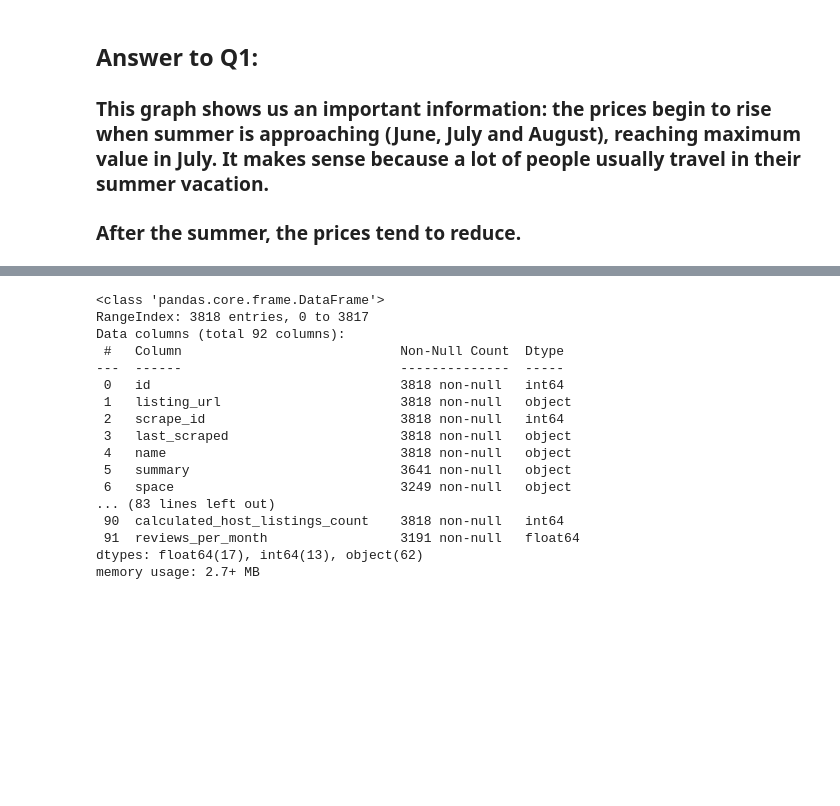
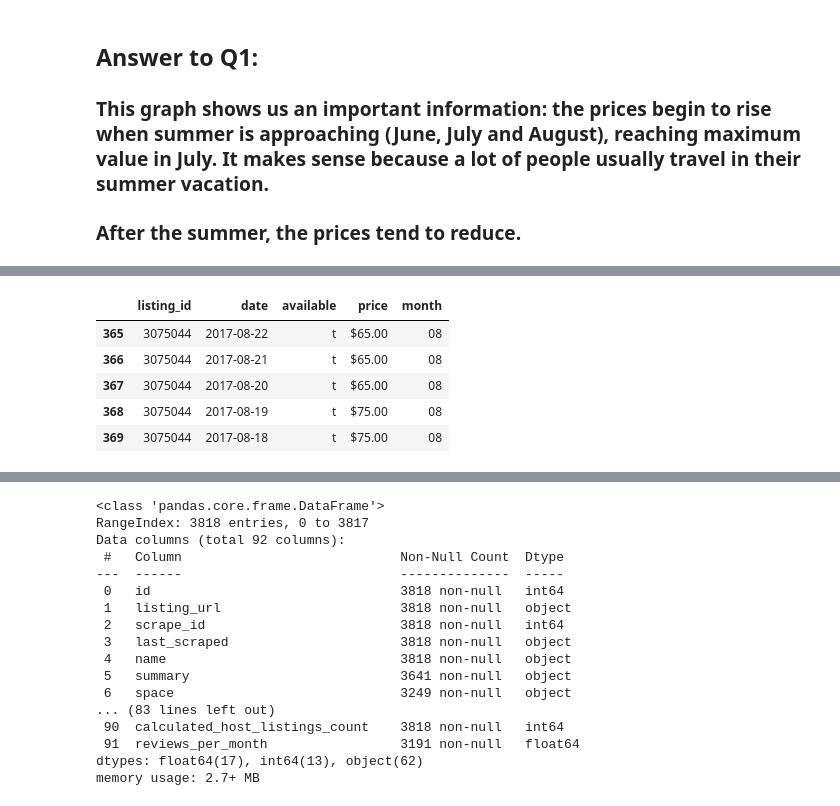
Before and after one commit to alerlemos/DataScienceNanoDegree_Udacity, a Jupyter notebook: Project 1 - Writing a Data Scientist Blog Post/Project 1 - Airbnb Analysis.ipynb, the cells around one changed output, grey strips where cells are left out. Saved outputs shown, nothing was run; the diff lists cells and outputs as text; code cells hidden in the pictures; blank space fills up the shorter version.

```diff
--- a/Project 1 - Writing a Data Scientist Blog Post/Project 1 - Airbnb Analysis.ipynb
+++ b/Project 1 - Writing a Data Scientist Blog Post/Project 1 - Airbnb Analysis.ipynb
@@ -93,0 +105,15 @@ sea_cal_pr_month.plot.bar(rot=0);
+# %%
+# Creating a dataset only with the registers that have a price
+bos_cal_pr = bos_cal[bos_cal['available'] == 't']
+
+# Obtaining the month and year of each date and saving it as a new feature
+bos_cal_pr['month'] = bos_cal_pr['date'].apply(lambda z: z.split('-')[1])
+
+bos_cal_pr.head()
+# %% [output]
+|  | listing_id | date | available | price | month |
+| 365 | 3075044 | 2017-08-22 | t | $65.00 | 08 |
+| 366 | 3075044 | 2017-08-21 | t | $65.00 | 08 |
+| 367 | 3075044 | 2017-08-20 | t | $65.00 | 08 |
+| 368 | 3075044 | 2017-08-19 | t | $75.00 | 08 |
+| 369 | 3075044 | 2017-08-18 | t | $75.00 | 08 |
```
Also changed, not shown: parts of 22 cells of this notebook.
